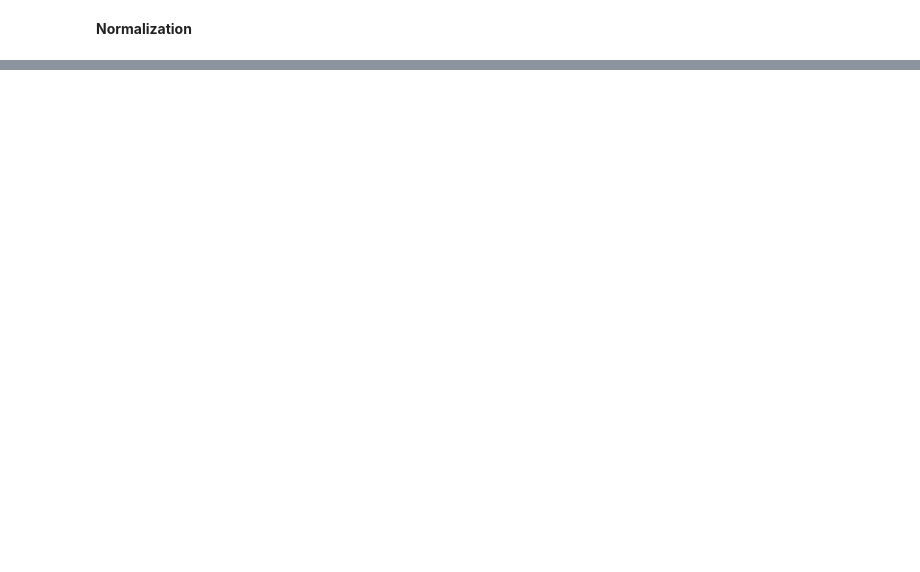
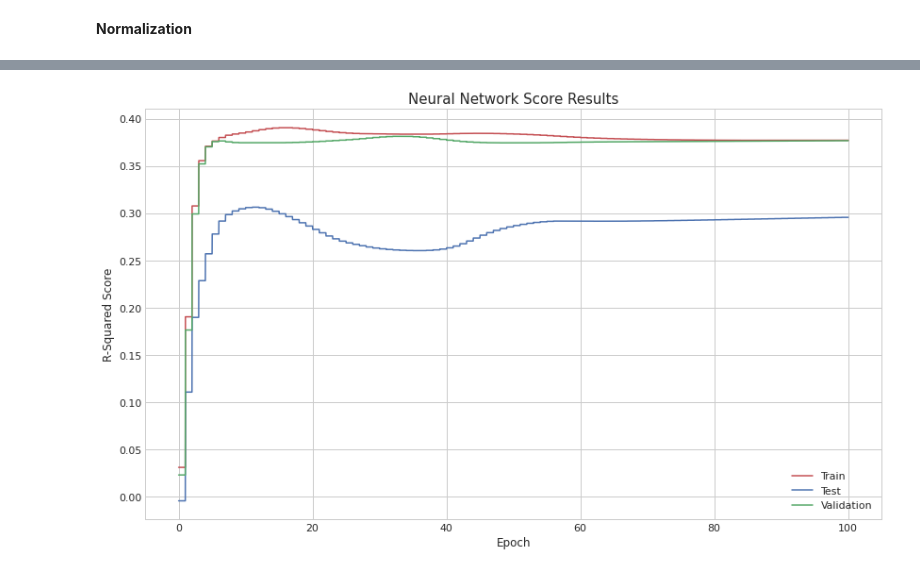
Before and after one commit to AlpBora/Yap470_HW2-Boston_House_Prices-, a Jupyter notebook: yap470-hw2-boston-house-prices.ipynb, the cells around one changed output, grey strips where cells are left out. Cells and saved outputs as stored; diff of their text form; code cells hidden in the pictures; blank space fills up the shorter version.

```diff
--- a/yap470-hw2-boston-house-prices.ipynb
+++ b/yap470-hw2-boston-house-prices.ipynb
@@ -295,0 +379,17 @@ plt.show()
+# %%
+x_axis_train_acc = np.linspace(0,epoch,len(train_r2_list))
+x_axis_test_acc = np.linspace(0,epoch,len(test_r2_list))
+x_axis_val_acc = np.linspace(0,epoch,len(val_r2_list))
+
+plt.figure(figsize=(14,8))
+plt.plot(x_axis_train_acc,train_r2_list,'-r',label='Train')
+plt.plot(x_axis_test_acc,test_r2_list,'-b',label= 'Test')
+plt.plot(x_axis_val_acc,val_r2_list,'-g',label= 'Validation')
+plt.xlabel('Epoch', fontsize=12)
+plt.ylabel('R-Squared Score', fontsize=12)
+plt.title('Neural Network Score Results',fontsize=15)
+plt.legend()
+
+plt.show()
+# %% [output]
+[figure, added]
```
Also changed, not shown: parts of 14 cells of this notebook.
